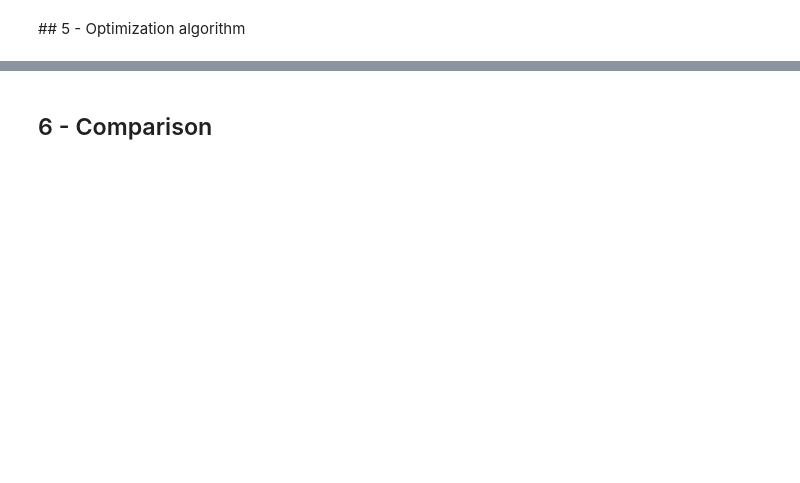
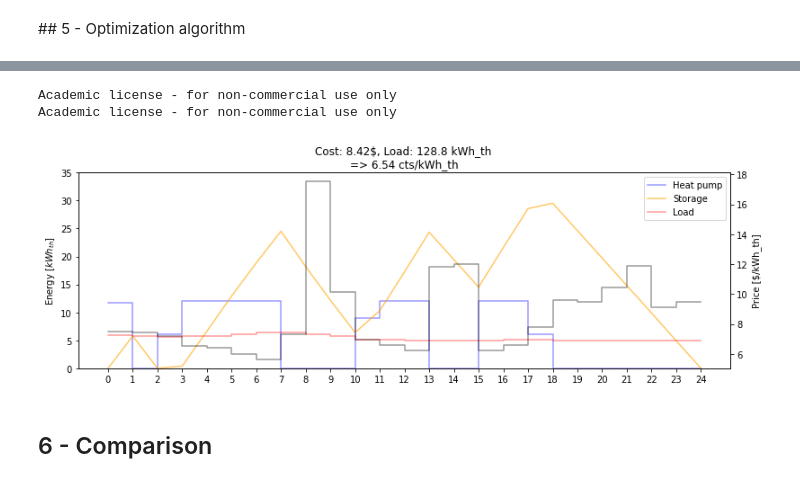
Before and after one commit to thdfw/master_thesis, a Jupyter notebook: data_driven_control/pareto.ipynb, the cells around one changed output, grey strips where cells are left out. Saved outputs shown, nothing was run; the diff lists cells and outputs as text; code cells hidden in the pictures; blank space fills up the shorter version.

```diff
--- a/data_driven_control/pareto.ipynb
+++ b/data_driven_control/pareto.ipynb
@@ -509,3 +506,29 @@ Academic license - for non-commercial use only
+# %%
+Q_opt, stor_opt, HP_on_off_opt, obj_opt = get_opti(cost_th_list, load, max_storage)
+
+# Duplicate the last element of the hourly data for the plot
+cost_th_list2 = cost_th_list + [cost_th_list[-1]]
+Q_opt = [round(x,3) for x in Q_opt] + [Q_opt[-1]]
+load2 = load + [load[-1]]
+
+# Plot
+fig, ax = plt.subplots(1,1, figsize=(13,4))
+ax.step(range(N+1), Q_opt, where='post', label='Heat pump', alpha=0.4, color='blue')
+ax.plot(range(N+1), stor_opt, label='Storage', alpha=0.6, color='orange')
+ax.step(range(N+1), load2, where='post', label='Load', alpha=0.4, color='red')
+ax.set_xticks(range(N+1))
+ax.set_ylabel("Energy [$kWh_{th}$]")
+plt.legend()
+plt.title(f"Cost: {obj_opt}$, Load: {round(sum(load),1)} kWh_th \n=> {round(100*obj_opt/sum(load),2)} cts/kWh_th")
+ax2 = ax.twinx()
+ax.set_ylim([0,35])
+ax2.set_ylabel("Price [$/kWh_th]")
+ax2.step(range(N+1), cost_th_list2, where='post', label='Electricity price', color='black', alpha = 0.4)
+plt.show()
+# %% [output]
+Academic license - for non-commercial use only
+Academic license - for non-commercial use only
+[figure, added]
 # %% [markdown]
 ## 6 - Comparison
 # %%
```
Also changed, not shown: parts of 17 cells of this notebook.
